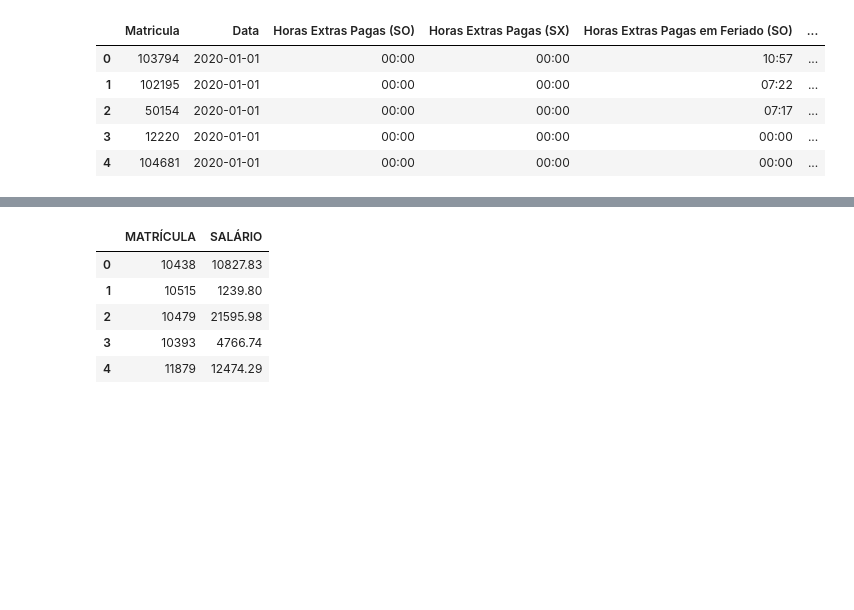
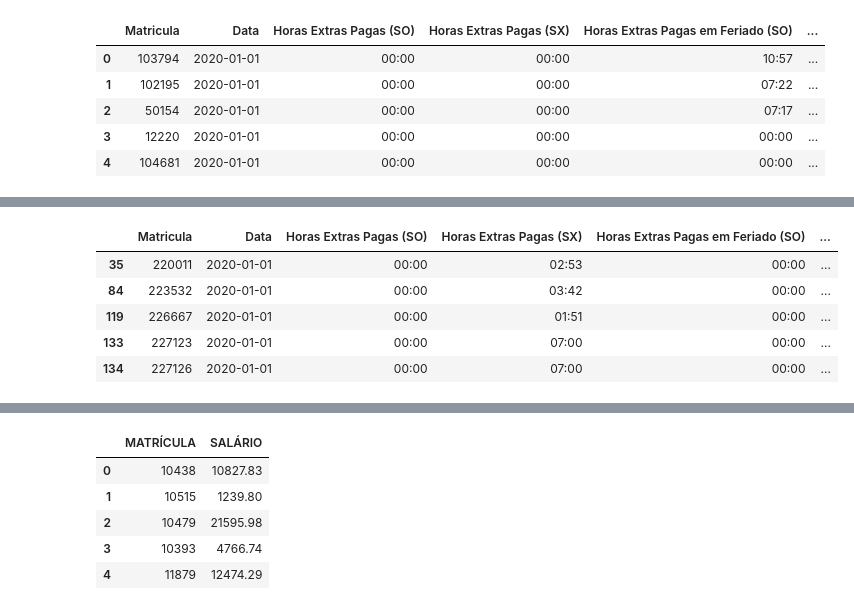
Before and after one commit to GDods/HachathonFiap, a Jupyter notebook: AnaliseSO.ipynb, the cells around one changed output, grey strips where cells are left out. Saved outputs shown, nothing was run; the diff lists cells and outputs as text; code cells hidden in the pictures; blank space fills up the shorter version.

```diff
--- a/AnaliseSO.ipynb
+++ b/AnaliseSO.ipynb
@@ -60,4 +60,14 @@ df_horas[df_horas['Horas Extras Pagas (SO)'] != '00:00'].head()
 | 204 | 229387 | 2020-01-01 | 00:14 | 00:00 | 00:00 | ... |
 | 231 | 230661 | 2020-01-01 | 01:00 | 00:00 | 00:00 | ... |
 | 236 | 230813 | 2020-01-01 | 00:14 | 00:00 | 00:00 | ... |
+# %%
+df_horas['SX'] = df_horas['Horas Extras Pagas (SX)'].map(lambda x: (int(x[0:2])*60) + int(x[3:])) + df_horas['Horas Extras Pagas em Feriado (SX)'].map(lambda x: (int(x[0:2])*60) + int(x[3:]))
+df_horas[df_horas['Horas Extras Pagas (SX)'] != '00:00'].head()
+# %% [output]
+|  | Matricula | Data | Horas Extras Pagas (SO) | Horas Extras Pagas (SX) | Horas Extras Pagas em Feriado (SO) | ... |
+| 35 | 220011 | 2020-01-01 | 00:00 | 02:53 | 00:00 | ... |
+| 84 | 223532 | 2020-01-01 | 00:00 | 03:42 | 00:00 | ... |
+| 119 | 226667 | 2020-01-01 | 00:00 | 01:51 | 00:00 | ... |
+| 133 | 227123 | 2020-01-01 | 00:00 | 07:00 | 00:00 | ... |
+| 134 | 227126 | 2020-01-01 | 00:00 | 07:00 | 00:00 | ... |
 # %%
```
Also changed, not shown: parts of 7 cells of this notebook, 10 other files.
